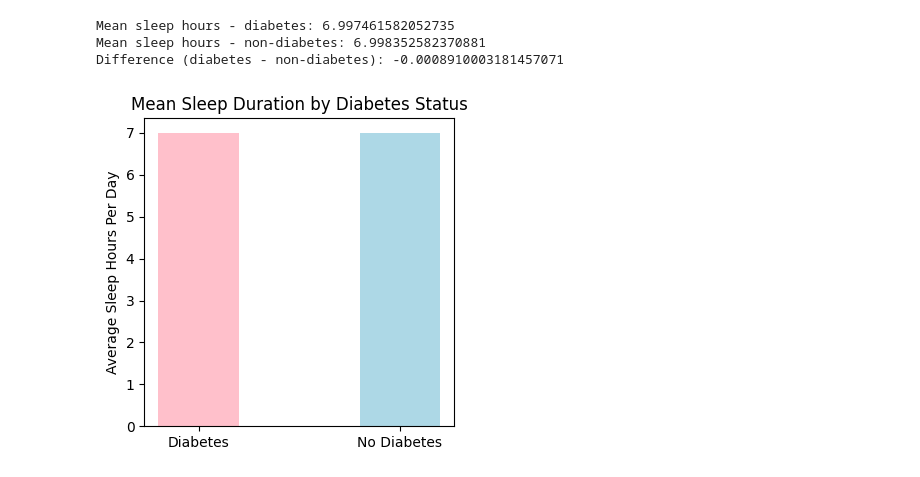
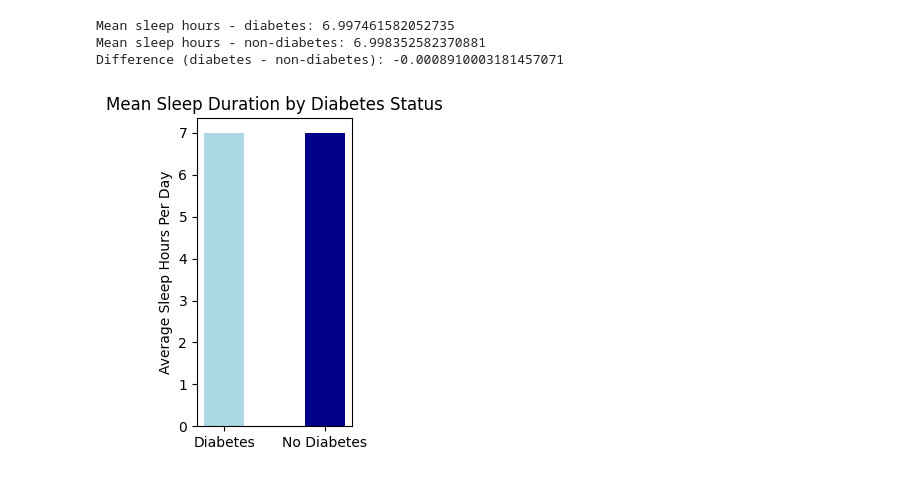
Before and after one commit to DollyChenlp/BIOS-584, a Jupyter notebook: Final Liping Chen.ipynb, the cells around one changed output. Saved outputs shown, nothing was run; the diff lists cells and outputs as text; code cells hidden in the pictures.

```diff
--- a/Final Liping Chen.ipynb
+++ b/Final Liping Chen.ipynb
@@ -571,11 +538,11 @@ Difference (diabetes - non-diabetes): -0.0008910003181457071
 # %%
 means = [diabetes_group.mean(), non_diabetes_group.mean()]
 labels = ["Diabetes", "No Diabetes"]
 
-plt.figure(figsize=(4, 4))
-plt.bar(labels, means, color=["pink", "lightblue"],width = 0.4)
+plt.figure(figsize=(2, 4))
+plt.bar(labels, means, color=["lightblue", "darkblue"],width = 0.4)
 plt.ylabel("Average Sleep Hours Per Day")
 plt.title("Mean Sleep Duration by Diabetes Status")
 plt.show()
 # %% [output]
-[figure, old version]
+[figure, new version]
```
Also changed, not shown: parts of 8 cells of this notebook.
